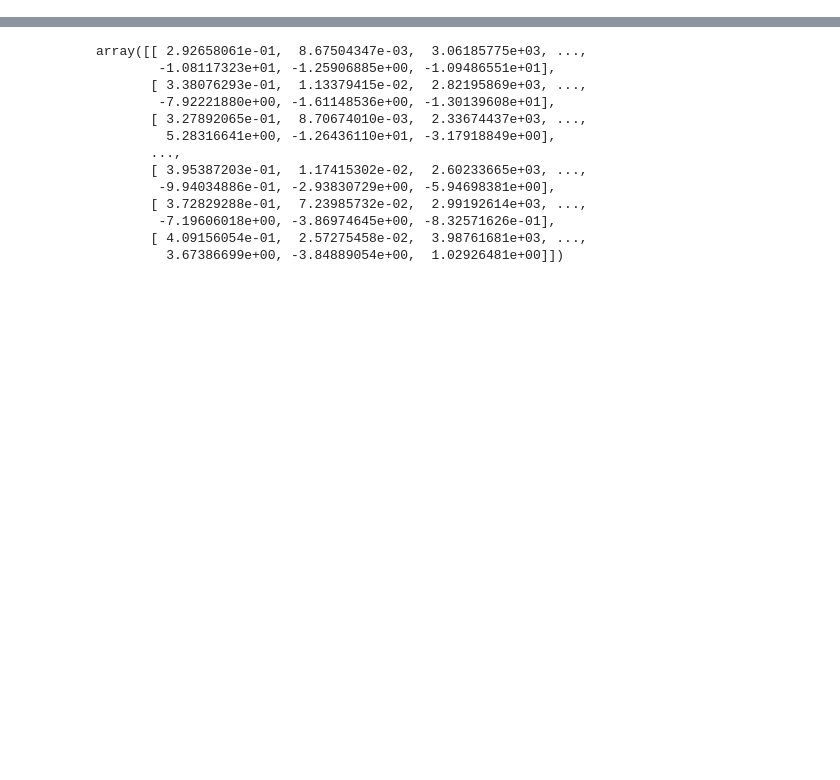
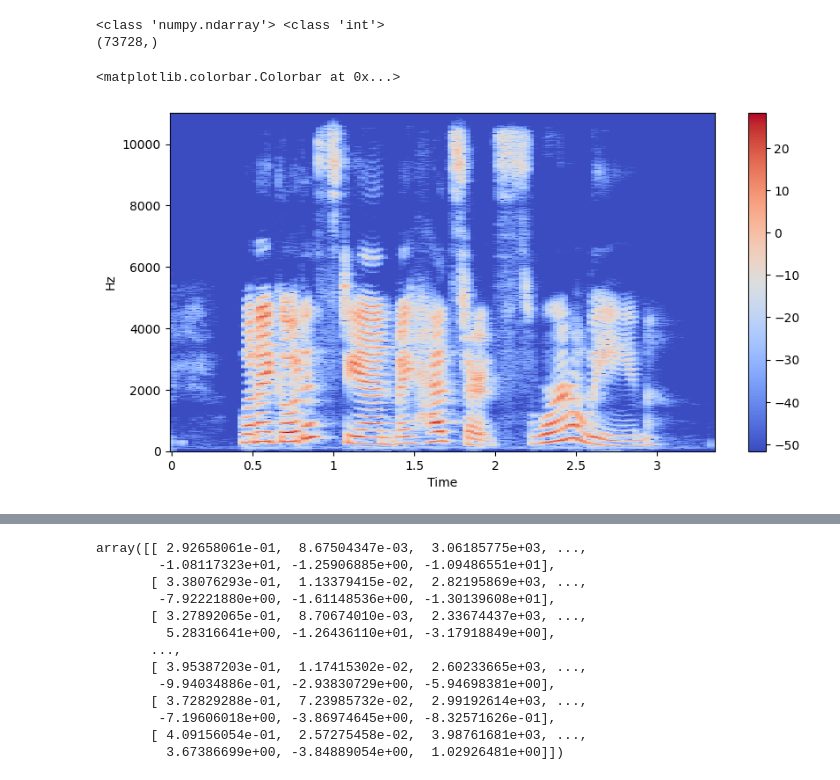
Before and after one commit to lalit34-ai/Python-, a Jupyter notebook: Untitled2.ipynb, the cells around one changed output, grey strips where cells are left out. Cells and saved outputs as stored; diff of their text form; code cells hidden in the pictures; blank space fills up the shorter version.

```diff
--- a/Untitled2.ipynb
+++ b/Untitled2.ipynb
@@ -3,0 +7,6 @@ import numpy as np
+# %%
+audio="E:\\Education\\sem 10\\recordings - Copy\\validate\\1249120_44246595_76562955.wav"
+# %%
+x,sr=librosa.load(audio)
+X=librosa.stft(x)
+print(X)
@@ -3,0 +33,14 @@ import numpy as np
+# %%
+print(type(x),type(sr))
+print(x.shape)
+# %% [output]
+<class 'numpy.ndarray'> <class 'int'>
+(73728,)
+# %%
+Xdb=librosa.amplitude_to_db(abs(X))
+plt.figure(figsize=(10,5))
+librosa.display.specshow(Xdb, sr = sr, x_axis = 'time', y_axis = 'hz')
+plt.colorbar()
+# %% [output]
+<matplotlib.colorbar.Colorbar at 0x...>
+[figure, added]
```
Also changed, not shown: parts of 22 cells of this notebook, 53 other files.
